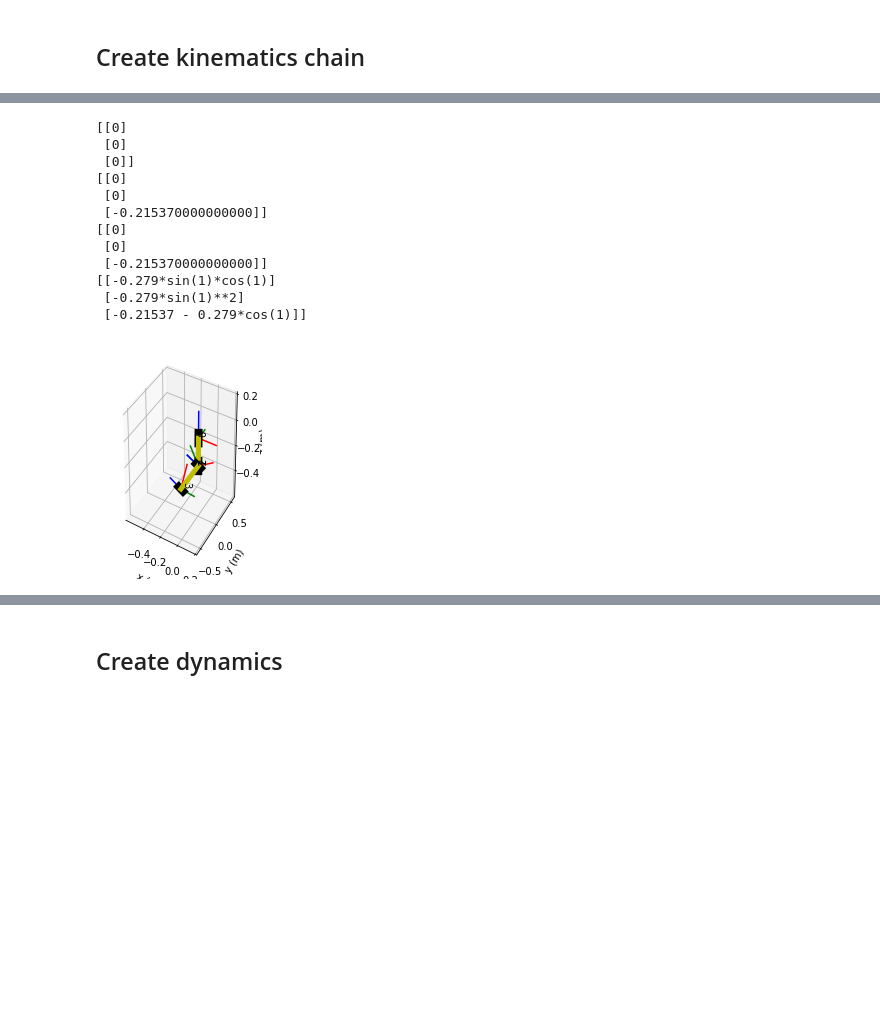
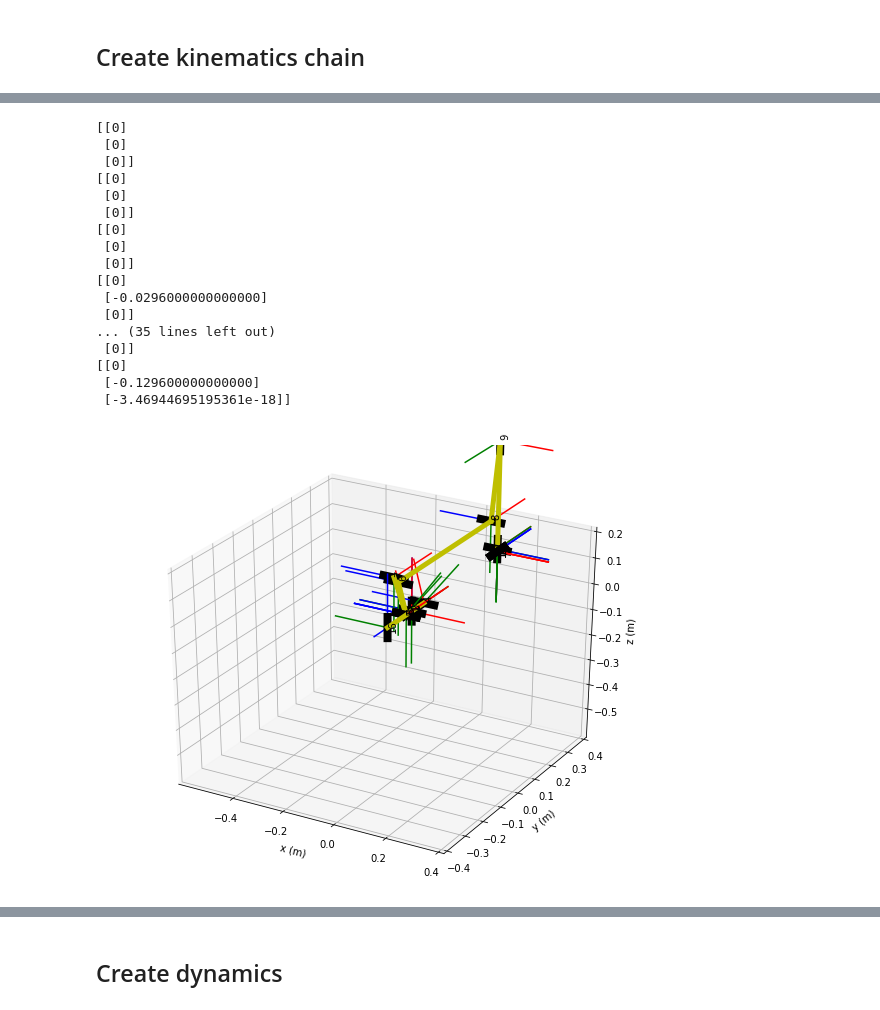
Before and after one commit to WPI-AIM/dvrk_dynamics_identification, a Jupyter notebook: main.ipynb, the cells around one changed output, grey strips where cells are left out. Cells and saved outputs as stored; diff of their text form; code cells hidden in the pictures; blank space fills up the shorter version.

```diff
--- a/main.ipynb
+++ b/main.ipynb
@@ -115,19 +141,25 @@ geom = Geometry(robot_def)
-# %%
-geom.draw_geom()
-# %% [output]
-[[0]
- [0]
- [0]]
-[[0]
- [0]
- [-0.215370000000000]]
-[[0]
- [0]
- [-0.215370000000000]]
-[[-0.279*sin(1)*cos(1)]
- [-0.279*sin(1)**2]
- [-0.21537 - 0.279*cos(1)]]
-[figure, removed]
+# %%
+angle = [0, 0, 0, 0, 0, 0, 0]
+geom.draw_geom(angle)
+# %% [output]
+[[0]
+ [0]
+ [0]]
+[[0]
+ [0]
+ [0]]
+[[0]
+ [0]
+ [0]]
+[[0]
+ [-0.0296000000000000]
+ [0]]
+... (35 lines left out)
+ [0]]
+[[0]
+ [-0.129600000000000]
+ [-3.46944695195361e-18]]
+[figure, added]
 # %%
 geom.T_0nc[2]
 # %% [output]
```
Also changed, not shown: parts of 11 cells of this notebook, 2 other files.
